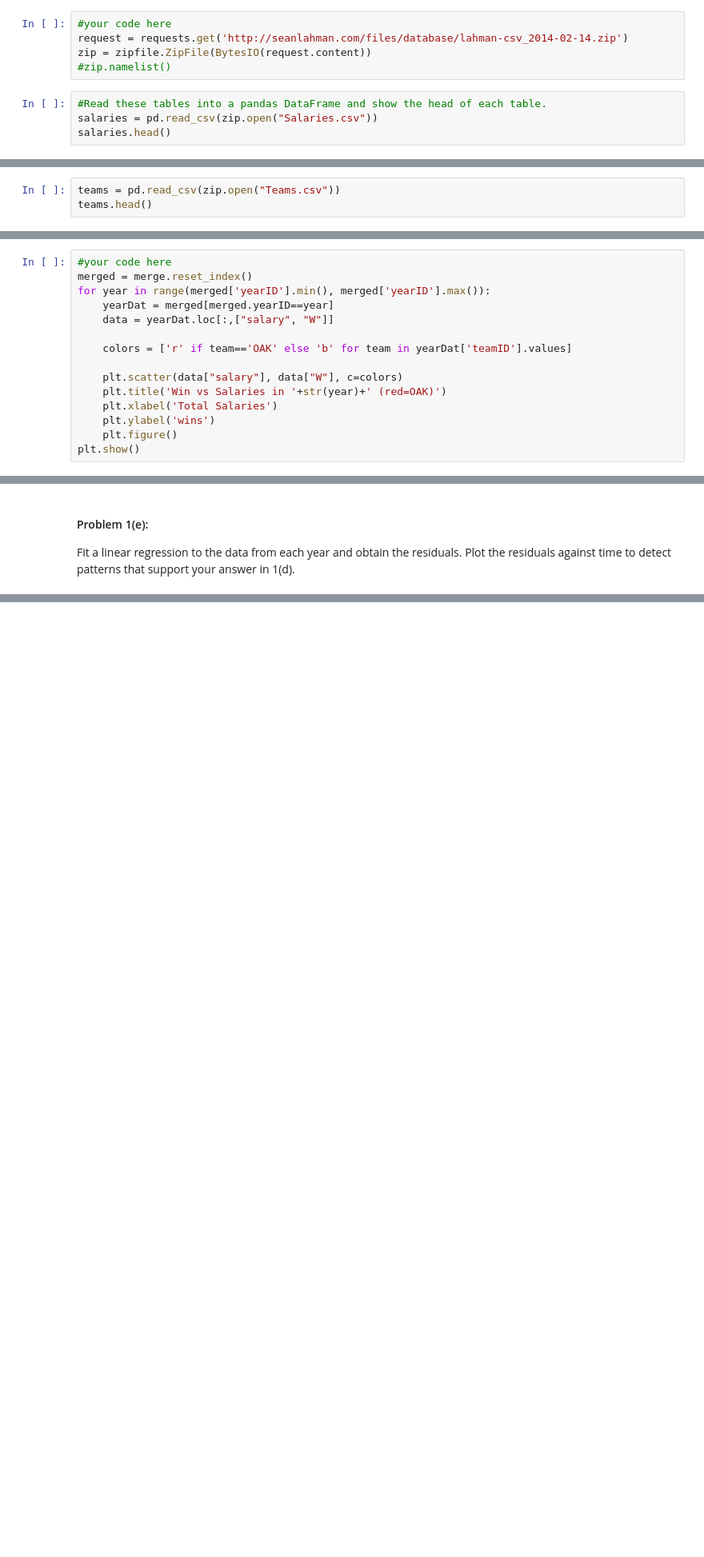
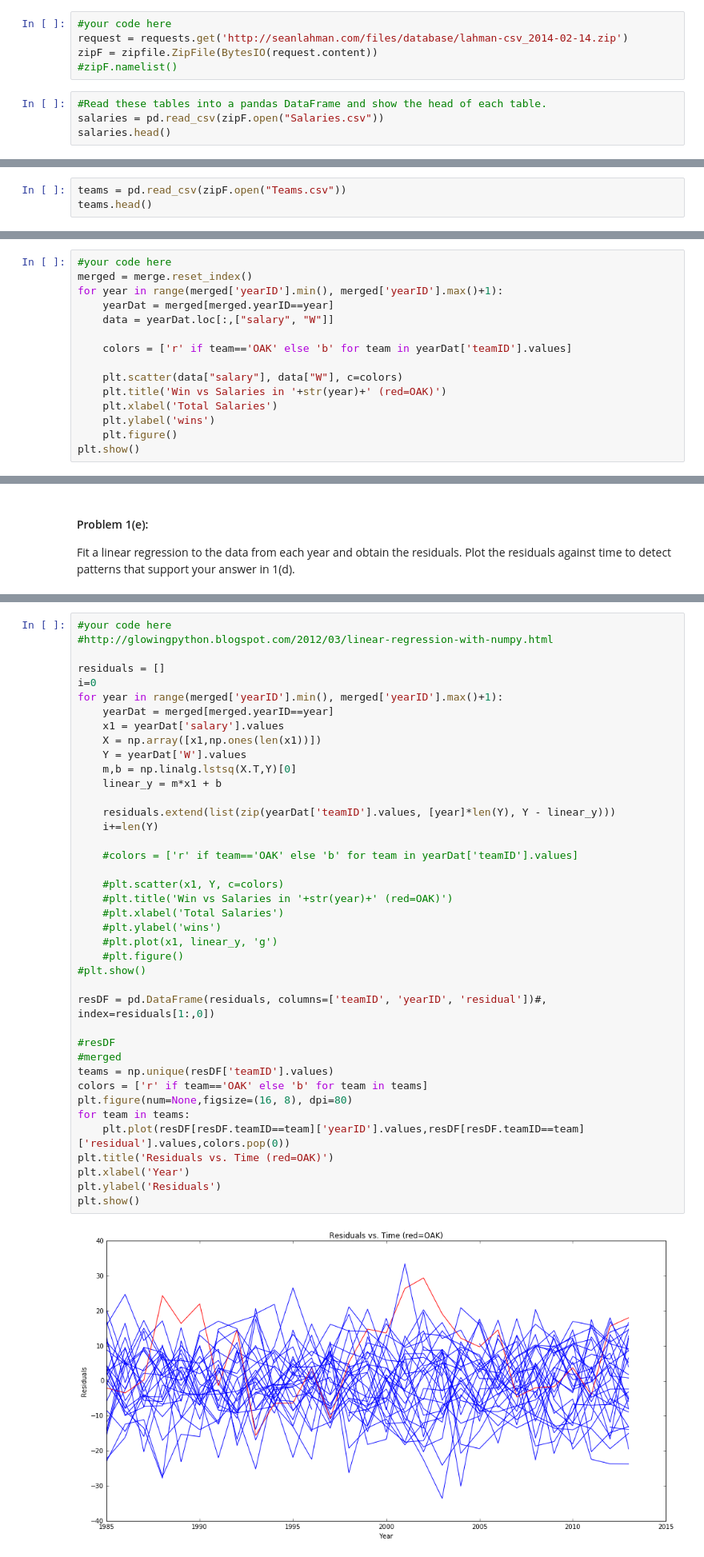
Before and after one commit to SupaStuff/599_hw, a Jupyter notebook: 1/HW1Prob1.ipynb, the cells around one changed output, grey strips where cells are left out. Shown: that part at 80% size. Drawn from its saved outputs; the diff is of its cells as text; blank space fills up the shorter version.

```diff
--- a/1/HW1Prob1.ipynb
+++ b/1/HW1Prob1.ipynb
@@ -61,11 +60,11 @@ Load in [these CSV files](http://seanlahman.com/files/database/lahman-csv_2014-0
 # %%
 #your code here
 request = requests.get('http://seanlahman.com/files/database/lahman-csv_2014-02-14.zip')
-zip = zipfile.ZipFile(BytesIO(request.content))
-#zip.namelist()
+zipF = zipfile.ZipFile(BytesIO(request.content))
+#zipF.namelist()
 # %%
 #Read these tables into a pandas DataFrame and show the head of each table.
-salaries = pd.read_csv(zip.open("Salaries.csv"))
+salaries = pd.read_csv(zipF.open("Salaries.csv"))
 salaries.head()
 # %% [output]
 |  | yearID | teamID | lgID | playerID | salary |
@@ -75,7 +74,7 @@ salaries.head()
 | 3 | 1985 | BAL | AL | lacyle01 | 725000 |
 | 4 | 1985 | BAL | AL | flanami01 | 641667 |
 # %%
-teams = pd.read_csv(zip.open("Teams.csv"))
+teams = pd.read_csv(zipF.open("Teams.csv"))
 teams.head()
 # %% [output]
 |  | yearID | lgID | teamID | franchID | divID | Rank | G | Ghome | W | L | ... | ... |
@@ -130,7 +129,7 @@ How would you graphically display the relationship between total wins and total
 # %%
 #your code here
 merged = merge.reset_index()
-for year in range(merged['yearID'].min(), merged['yearID'].max()):
+for year in range(merged['yearID'].min(), merged['yearID'].max()+1):
     yearDat = merged[merged.yearID==year]
     data = yearDat.loc[:,["salary", "W"]]
 
@@ -168,3 +165,45 @@ Fit a linear regression to the data from each year and obtain the residuals. Plo
+# %%
+#your code here
+#http://glowingpython.blogspot.com/2012/03/linear-regression-with-numpy.html
+
+residuals = []
+i=0
+for year in range(merged['yearID'].min(), merged['yearID'].max()+1):
+    yearDat = merged[merged.yearID==year]
+    x1 = yearDat['salary'].values
+    X = np.array([x1,np.ones(len(x1))])
+    Y = yearDat['W'].values
+    m,b = np.linalg.lstsq(X.T,Y)[0]
+    linear_y = m*x1 + b
+
+    residuals.extend(list(zip(yearDat['teamID'].values, [year]*len(Y), Y - linear_y)))
+    i+=len(Y)
+
+    #colors = ['r' if team=='OAK' else 'b' for team in yearDat['teamID'].values]
+
+    #plt.scatter(x1, Y, c=colors)
+    #plt.title('Win vs Salaries in '+str(year)+' (red=OAK)')
+    #plt.xlabel('Total Salaries')
+    #plt.ylabel('wins')
+    #plt.plot(x1, linear_y, 'g')
+    #plt.figure()
+#plt.show()
+
+resDF = pd.DataFrame(residuals, columns=['teamID', 'yearID', 'residual'])#, index=residuals[1:,0])
+
+#resDF
+#merged
+teams = np.unique(resDF['teamID'].values)
+colors = ['r' if team=='OAK' else 'b' for team in teams]
+plt.figure(num=None,figsize=(16, 8), dpi=80)
+for team in teams:
+    plt.plot(resDF[resDF.teamID==team]['yearID'].values,resDF[resDF.teamID==team]['residual'].values,colors.pop(0))
+plt.title('Residuals vs. Time (red=OAK)')
+plt.xlabel('Year')
+plt.ylabel('Residuals')
+plt.show()
+# %% [output]
+[figure, added]
 # %% [markdown]
 ## Discussion for Problem 1
 
```
Also changed, not shown: parts of 4 cells of this notebook.
